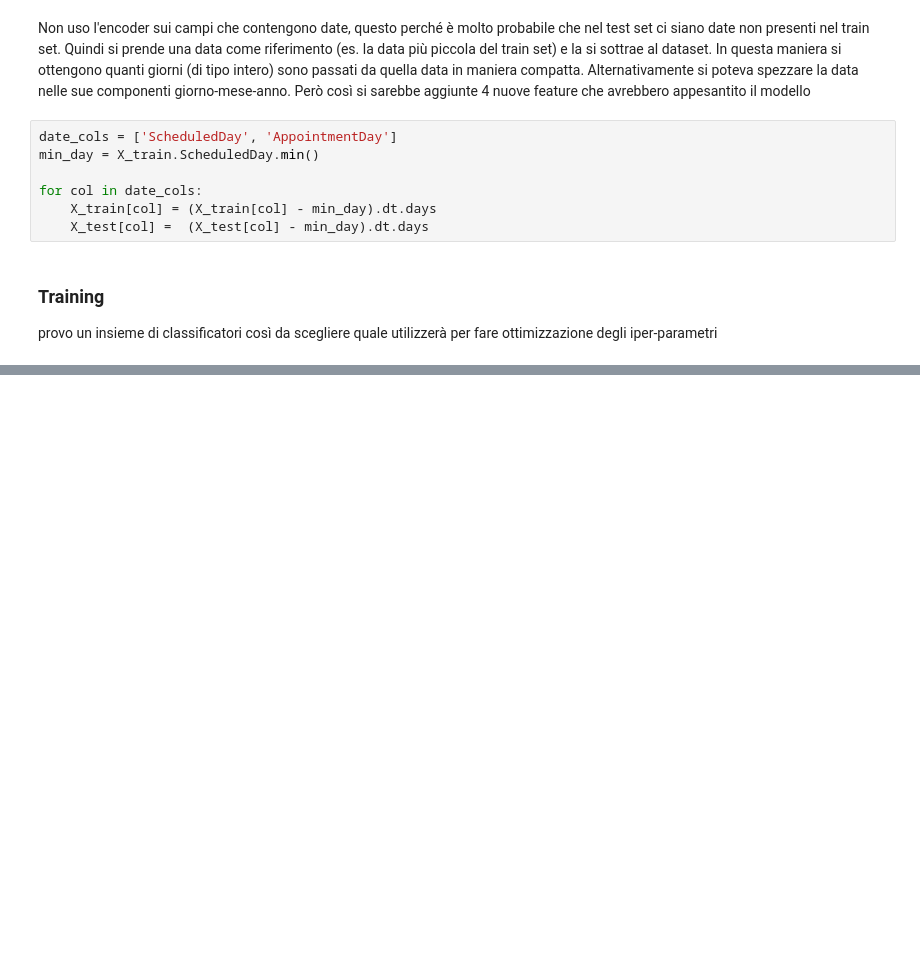
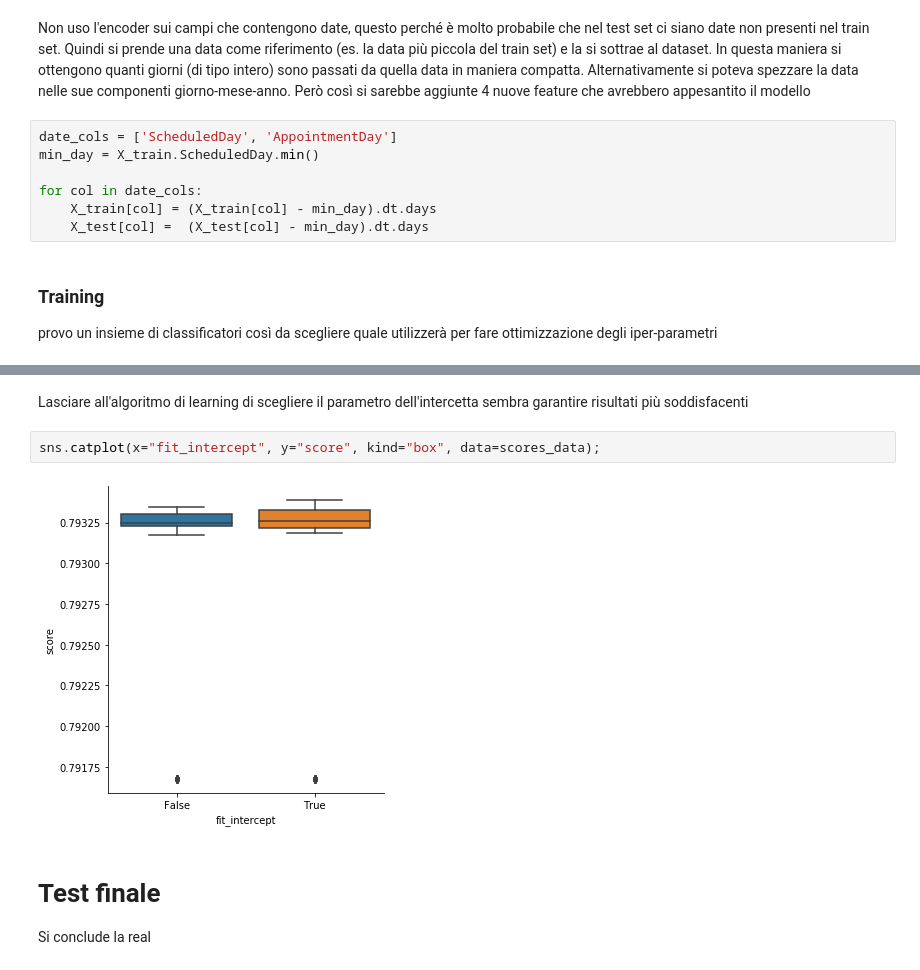
Before and after one commit to antonio-turco/ia-esame-giugno, a Jupyter notebook: Training.ipynb, the cells around one changed output, grey strips where cells are left out. Cells and saved outputs as stored; diff of their text form; blank space fills up the shorter version.

```diff
--- a/Training.ipynb
+++ b/Training.ipynb
@@ -232,0 +339,9 @@ Knn 0.7703432889192339
+# %% [markdown]
+Lasciare all'algoritmo di learning di scegliere il parametro dell'intercetta sembra garantire risultati più soddisfacenti
+# %%
+sns.catplot(x="fit_intercept", y="score", kind="box", data=scores_data);
+# %% [output]
+[figure, added]
+# %% [markdown]
+# Test finale
+Si conclude la real
```
Also changed, not shown: parts of 17 cells of this notebook.
